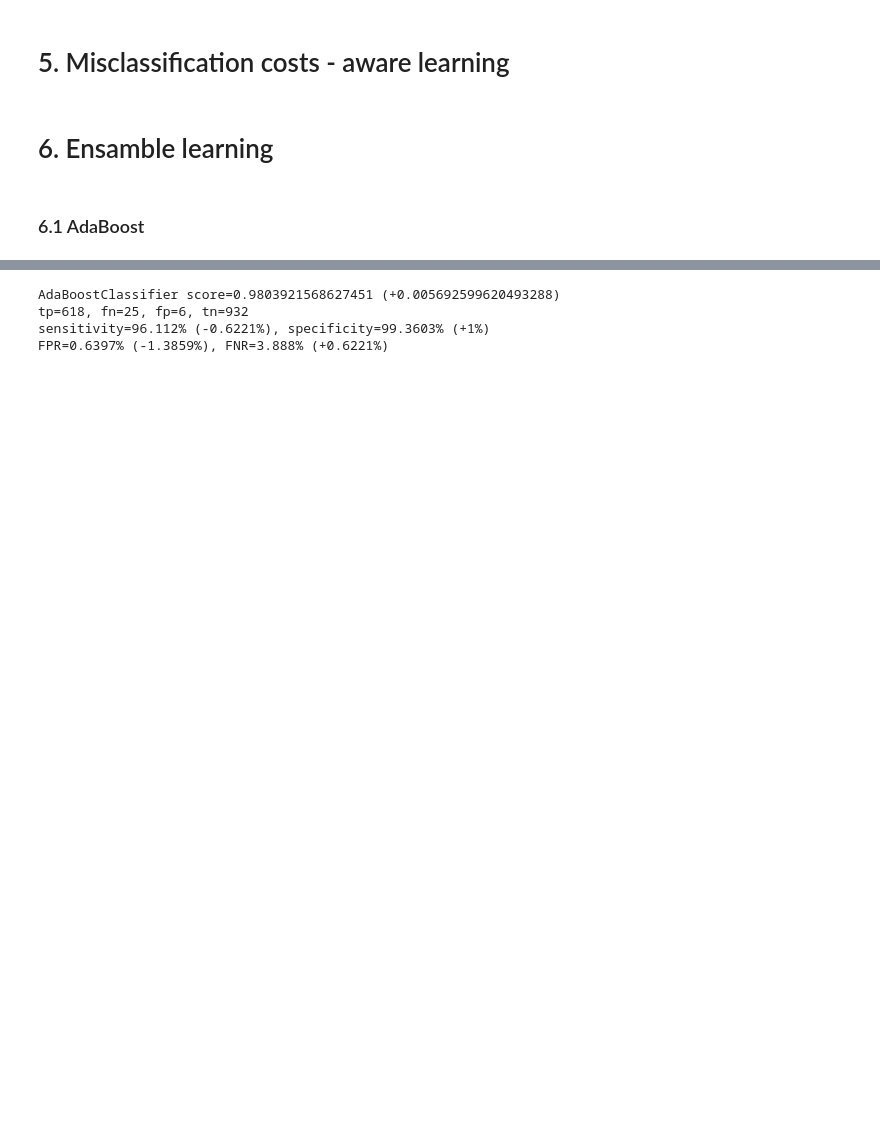
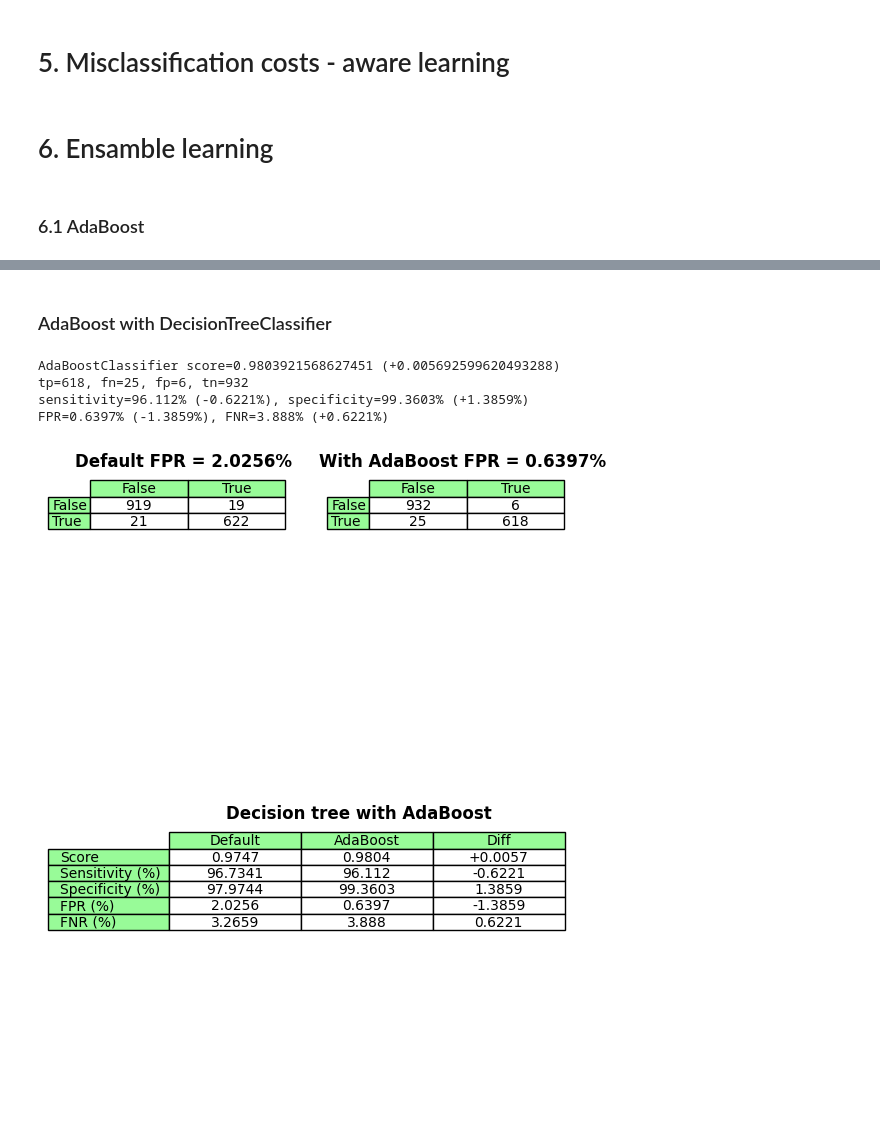
Before and after one commit to carzynsky/Analytics-and-Data-mining, a Jupyter notebook: cz2/spam.ipynb, the cells around one changed output, grey strips where cells are left out. Saved outputs shown, nothing was run; the diff lists cells and outputs as text; code cells hidden in the pictures; blank space fills up the shorter version.

Commit message:
Add example tables for report

```diff
--- a/cz2/spam.ipynb
+++ b/cz2/spam.ipynb
@@ -215,13 +215,13 @@ print(f'Score={decision_tree_score}')
 # %% [output]
 Score=0.9746995572422518
 # %%
-tn, fp, fn, tp = confusion_matrix(y_test, y_prediction_decision_tree).ravel()
+tn_dt, fp_dt, fn_dt, tp_dt = confusion_matrix(y_test, y_prediction_decision_tree).ravel()
 plot_confusion_matrix(decisionTree, X_test_standarized, y_test)
 plt.show()
 
-print(f'tp={tp}, fn={fn}, fp={fp}, tn={tn}')
-sensitivity_dt = round(100*tp/(tp+fn), 4)
-specificity_dt = round(100*tn/(fp+tn), 4)
+print(f'tp={tp_dt}, fn={fn_dt}, fp={fp_dt}, tn={tn_dt}')
+sensitivity_dt = round(100*tp_dt/(tp_dt+fn_dt), 4)
+specificity_dt = round(100*tn_dt/(fp_dt+tn_dt), 4)
 print("sensitivity={}%, specificity={}%".format(sensitivity_dt, specificity_dt))
 
 fpr_dt = round(100-specificity_dt, 4)
@@ -1075,11 +1075,13 @@ ValueError: MLPClassifier doesn't support sample_weight.
+# %% [markdown]
+### AdaBoost with DecisionTreeClassifier
 # %%
 # ada boost classifier with base estimator decisionTree
 adaClf2 = AdaBoostClassifier(base_estimator=decisionTree, n_estimators=100, learning_rate=1, random_state=1)
 adaClf2.fit(X_train_standarized, y_train)
 y_pred_adaClf2= adaClf2.predict(X_test_standarized)
 adaClf2_score = adaClf2.score(X_test_standarized, y_test)
-dt_diff = adaClf2_score - decision_tree_score
-print(f'AdaBoostClassifier score={adaClf2_score} ({dt_diff:+})')
+dt_score_diff = adaClf2_score - decision_tree_score
+print(f'AdaBoostClassifier score={adaClf2_score} ({dt_score_diff:+})')
 
 # confusion matrix
 tn, fp, fn, tp = confusion_matrix(y_test, y_pred_adaClf2).ravel()
@@ -1087,7 +1089,7 @@ print(f'tp={tp}, fn={fn}, fp={fp}, tn={tn}')
 sensitivity_adaClf2 = round(100*tp/(tp+fn), 4)
 specificity_adaClf2 = round(100*tn/(fp+tn), 4)
 sensitivity_dt_diff = round(sensitivity_adaClf2 - sensitivity_dt, 4)
-specificity_dt_diff = round(specificity_adaClf2 - specificity_dt)
+specificity_dt_diff = round(specificity_adaClf2 - specificity_dt, 4)
 print("sensitivity={}% ({:+}%), specificity={}% ({:+}%)".format(sensitivity_adaClf2, sensitivity_dt_diff, specificity_adaClf2, specificity_dt_diff))
 
 fpr_adaClf2 = round(100-specificity_adaClf2, 4)
@@ -1098,5 +1100,64 @@ print("FPR={}% ({:+}%), FNR={}% ({:+}%)".format(fpr_adaClf2, fpr_dt_diff, fnr_ad
 # %% [output]
 AdaBoostClassifier score=0.9803921568627451 (+0.005692599620493288)
 tp=618, fn=25, fp=6, tn=932
-sensitivity=96.112% (-0.6221%), specificity=99.3603% (+1%)
+sensitivity=96.112% (-0.6221%), specificity=99.3603% (+1.3859%)
 FPR=0.6397% (-1.3859%), FNR=3.888% (+0.6221%)
+# %%
+# Draw tables
+val1 = ['False', 'True']
+val2 = ['False', 'True']
+
+fig, (ax1, ax2) = plt.subplots(1, 2)
+ax1.set_axis_off()
+table = ax1.table(
+    cellText = [[tn_dt, fp_dt], [fn_dt, tp_dt]],
+    rowLabels = val2,
+    colLabels = val1,
+    rowColours =["palegreen"] * 2,
+    colColours =["palegreen"] * 2,
+    cellLoc ='center',
+    loc ='upper left')
+
+ax1.set_title(f'Default FPR = {fpr_dt}%',
+             fontweight ="bold")
+
+ax2.set_axis_off()
+table = ax2.table(
+    cellText = [[tn, fp], [fn, tp]],
+    rowLabels = val2,
+    colLabels = val1,
+    rowColours =["palegreen"] * 2,
+    colColours =["palegreen"] * 2,
+    cellLoc ='center',
+    loc ='upper left')
+
+ax2.set_title(f'With AdaBoost FPR = {fpr_adaClf2}%',
+             fontweight ="bold")
+
+fig.tight_layout(pad=3.0)
+fig.set_dpi(100)
+
+rowLabels = ['Score', 'Sensitivity (%)', 'Specificity (%)', 'FPR (%)', 'FNR (%)']
+colLabels = ['Default', 'AdaBoost', 'Diff']
+fig2, ax3 = plt.subplots()
+ax3.set_axis_off()
+table = ax3.table(
+    cellText = [[round(decision_tree_score, 4), round(adaClf2_score, 4), f'{round(dt_score_diff, 4):+}'],
+                [sensitivity_dt, sensitivity_adaClf2, sensitivity_dt_diff],
+                [specificity_dt, specificity_adaClf2, specificity_dt_diff],
+                [fpr_dt, fpr_adaClf2, fpr_dt_diff],
+                [fnr_dt, fnr_adaClf2, fnr_dt_diff]],
+    rowLabels = rowLabels,
+    colLabels = colLabels,
+    rowColours =["palegreen"] * 5,
+    colColours =["palegreen"] * 3,
+    cellLoc ='center',
+    loc ='upper left'
+)
+ax3.set_title(f'Decision tree with AdaBoost',
+             fontweight ="bold")
+fig2.tight_layout(pad=3.0)
+fig2.set_dpi(100)
+# %% [output]
+[figure, added]
+[figure, added]
```
Also changed, not shown: parts of 8 cells of this notebook.
